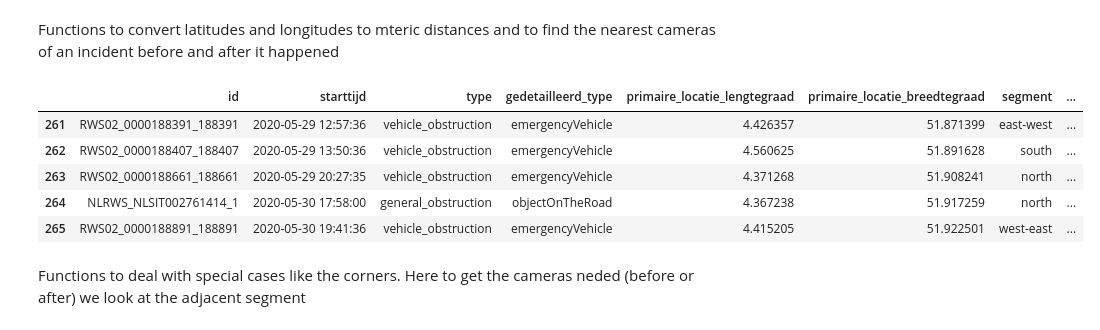
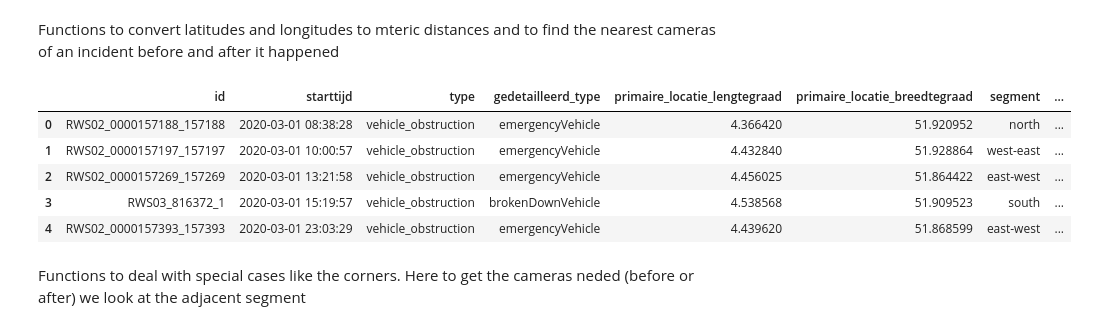
Before and after one commit to migueldlcc/DataScience, a Jupyter notebook: miguelFiles/DataPreparation.ipynb, the cells around one changed output. Cells and saved outputs as stored; diff of their text form; code cells hidden in the pictures.

```diff
--- a/miguelFiles/DataPreparation.ipynb
+++ b/miguelFiles/DataPreparation.ipynb
@@ -148,6 +148,11 @@ excluded_points_direction_1 = [(51.9236, 4.35371), (51.92458, 4.35778),(51.92464
     (51.87120, 4.57389),  (51.87064, 4.57338),  (51.87064, 4.57338),  (51.86892, 4.57671),
     (51.86816, 4.57899),  (51.86842, 4.57869),  (51.86866, 4.57927),  (51.85837, 4.59255), (51.86583, 4.58378), (51.86324, 4.58827),
     (51.86104, 4.5911),   (51.86963, 4.51556),  (51.87367, 4.56829),
+    (51.898470, 4.548110), (51.898121, 4.549088),
+    (51.89621, 4.557236), (51.895630, 4.555560), (51.872150, 4.567060), (51.872548, 4.572846), (51.868160, 4.578980),
+    (51.865840, 4.583760), (51.863250, 4.588250), (51.870480, 4.560700), (51.869070, 4.557030), (51.866987, 4.553156),
+    (51.866923, 4.549611), (51.873910, 4.396060),
+
 ]
 
 excluded_points_same_direction = [
@@ -926,39 +931,40 @@ def find_nearest_cameras(df_cameras, df_incidents, threshold_before_km, threshol
                     before_cameras[camera_id] = distance
                 elif camera_lat <= incident_lat and distance <= threshold_after_km:
                     after_cameras[camera_id] = distance
             elif segment == 'east-west':
                 if camera_lon > incident_lon and distance <= threshold_before_km:
                     before_cameras[camera_id] = distance
                 elif camera_lon <= incident_lon and distance <= threshold_after_km:
                     after_cameras[camera_id] = distance
             elif segment == 'north':
                 if camera_lat < incident_lat and distance <= threshold_before_km:
                     before_cameras[camera_id] = distance
                 elif camera_lat >= incident_lat and distance <= threshold_after_km:
                     after_cameras[camera_id] = distance
 
         # Sort the dictionaries by distance
         sorted_before_cameras = {k: v for k, v in sorted(before_cameras.items(), key=lambda item: item[1])}
         sorted_after_cameras = {k: v for k, v in sorted(after_cameras.items(), key=lambda item: item[1])}
 
         # Update the DataFrame with dictionaries
         df_incidents.at[i, 'before'] = sorted_before_cameras
         df_incidents.at[i, 'after'] = sorted_after_cameras
 
     return df_incidents
 
 threshold_before_km = 2
 threshold_after_km = 5
 
 incidents_df = find_nearest_cameras(unique_rows, incidents_df, threshold_before_km, threshold_after_km)
-incidents_df.tail()
+incidents_df.head()
+#print(incidents_df.dtypes)
 # %% [output]
 |  | id | starttijd | type | gedetailleerd_type | primaire_locatie_lengtegraad | primaire_locatie_breedtegraad | segment | ... |
-| 261 | RWS02_0000188391_188391 | 2020-05-29 12:57:36 | vehicle_obstruction | emergencyVehicle | 4.426357 | 51.871399 | east-west | ... |
-| 262 | RWS02_0000188407_188407 | 2020-05-29 13:50:36 | vehicle_obstruction | emergencyVehicle | 4.560625 | 51.891628 | south | ... |
-| 263 | RWS02_0000188661_188661 | 2020-05-29 20:27:35 | vehicle_obstruction | emergencyVehicle | 4.371268 | 51.908241 | north | ... |
-| 264 | NLRWS_NLSIT002761414_1 | 2020-05-30 17:58:00 | general_obstruction | objectOnTheRoad | 4.367238 | 51.917259 | north | ... |
-| 265 | RWS02_0000188891_188891 | 2020-05-30 19:41:36 | vehicle_obstruction | emergencyVehicle | 4.415205 | 51.922501 | west-east | ... |
+| 0 | RWS02_0000157188_157188 | 2020-03-01 08:38:28 | vehicle_obstruction | emergencyVehicle | 4.366420 | 51.920952 | north | ... |
+| 1 | RWS02_0000157197_157197 | 2020-03-01 10:00:57 | vehicle_obstruction | emergencyVehicle | 4.432840 | 51.928864 | west-east | ... |
+| 2 | RWS02_0000157269_157269 | 2020-03-01 13:21:58 | vehicle_obstruction | emergencyVehicle | 4.456025 | 51.864422 | east-west | ... |
+| 3 | RWS03_816372_1 | 2020-03-01 15:19:57 | vehicle_obstruction | brokenDownVehicle | 4.538568 | 51.909523 | south | ... |
+| 4 | RWS02_0000157393_157393 | 2020-03-01 23:03:29 | vehicle_obstruction | emergencyVehicle | 4.439620 | 51.868599 | east-west | ... |
 # %% [markdown]
 Functions to deal with special cases like the corners. Here to get the cameras neded (before or after) we look at the adjacent segment
 # %%
```
Also changed, not shown: parts of 1 cell of this notebook, 1 other file.
